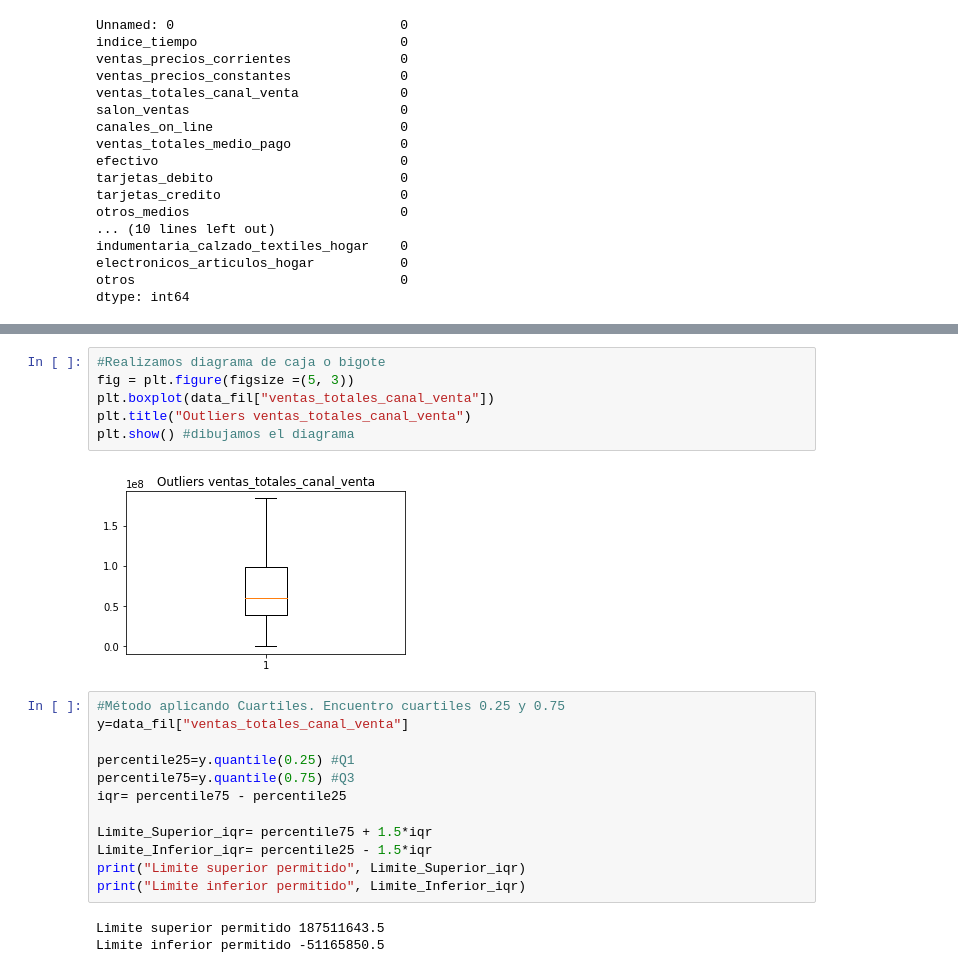
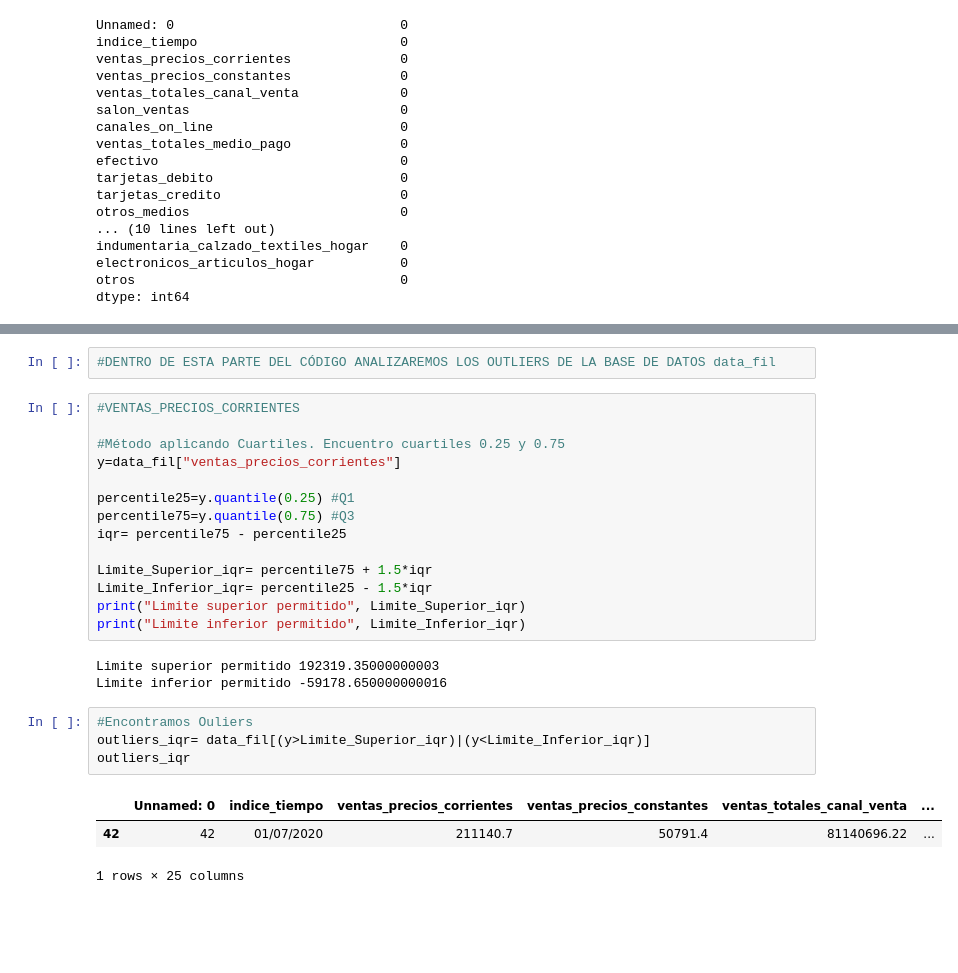
Before and after one commit to ElizabethCobos/Actividad3, a Jupyter notebook: Actividad3.ipynb, the cells around one changed output, grey strips where cells are left out. Saved outputs shown, nothing was run; the diff lists cells and outputs as text; blank space fills up the shorter version.

Commit message:
Outlier ventas_precios_Corrientes

```diff
--- a/Actividad3.ipynb
+++ b/Actividad3.ipynb
@@ -751,14 +740,10 @@ plt.show() #dibujamos el histograma
-# %%
-#Realizamos diagrama de caja o bigote
-fig = plt.figure(figsize =(5, 3))
-plt.boxplot(data_fil["ventas_totales_canal_venta"])
-plt.title("Outliers ventas_totales_canal_venta")
-plt.show() #dibujamos el diagrama
-# %% [output]
-[figure, removed]
+# %%
+#DENTRO DE ESTA PARTE DEL CÓDIGO ANALIZAREMOS LOS OUTLIERS DE LA BASE DE DATOS data_fil
 # %%
+#VENTAS_PRECIOS_CORRIENTES
+
 #Método aplicando Cuartiles. Encuentro cuartiles 0.25 y 0.75
-y=data_fil["ventas_totales_canal_venta"]
+y=data_fil["ventas_precios_corrientes"]
 
 percentile25=y.quantile(0.25) #Q1
 percentile75=y.quantile(0.75) #Q3
@@ -769,5 +754,13 @@ Limite_Inferior_iqr= percentile25 - 1.5*iqr
 print("Limite superior permitido", Limite_Superior_iqr)
 print("Limite inferior permitido", Limite_Inferior_iqr)
 # %% [output]
-Limite superior permitido 187511643.5
-Limite inferior permitido -51165850.5
+Limite superior permitido 192319.35000000003
+Limite inferior permitido -59178.650000000016
+# %%
+#Encontramos Ouliers
+outliers_iqr= data_fil[(y>Limite_Superior_iqr)|(y<Limite_Inferior_iqr)]
+outliers_iqr
+# %% [output]
+|  | Unnamed: 0 | indice_tiempo | ventas_precios_corrientes | ventas_precios_constantes | ventas_totales_canal_venta | ... |
+| 42 | 42 | 01/07/2020 | 211140.7 | 50791.4 | 81140696.22 | ... |
+1 rows × 25 columns
```
Also changed, not shown: parts of 2 cells of this notebook.
